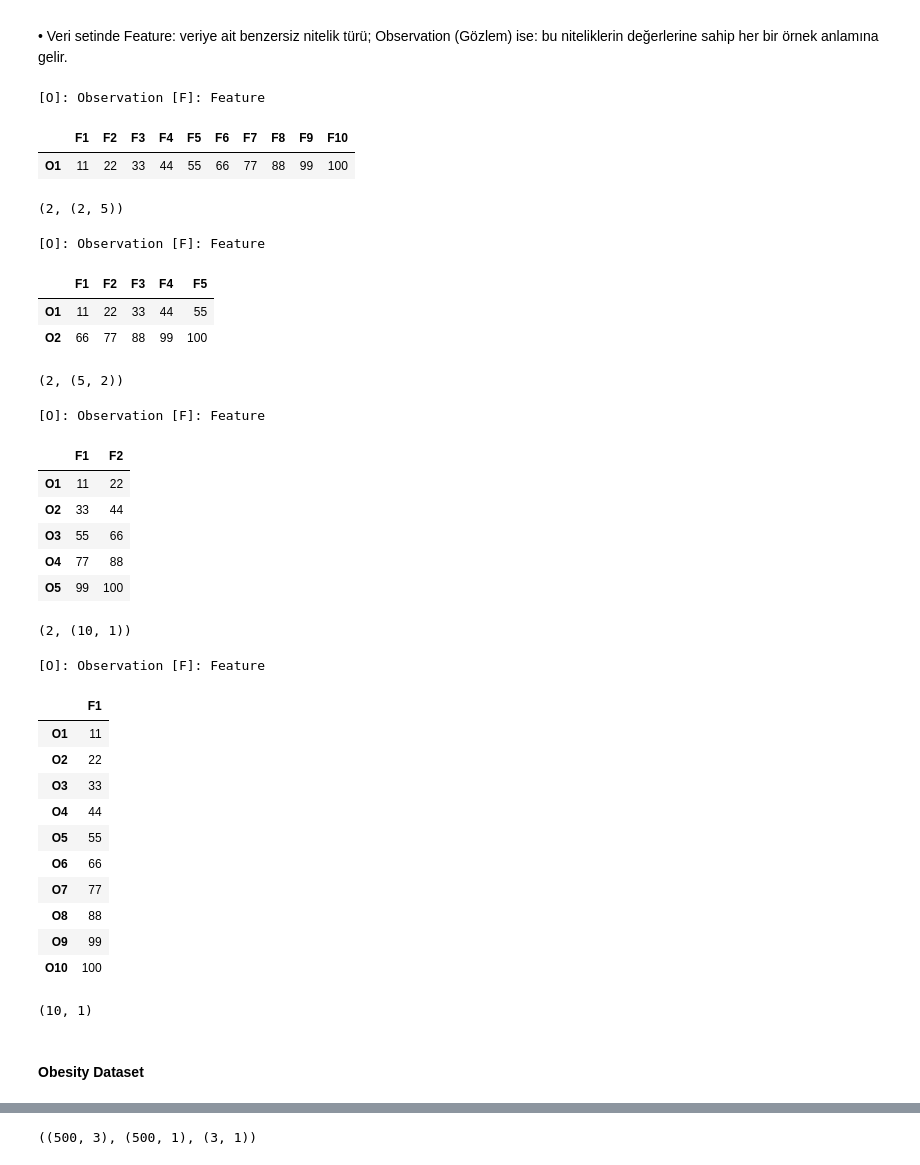
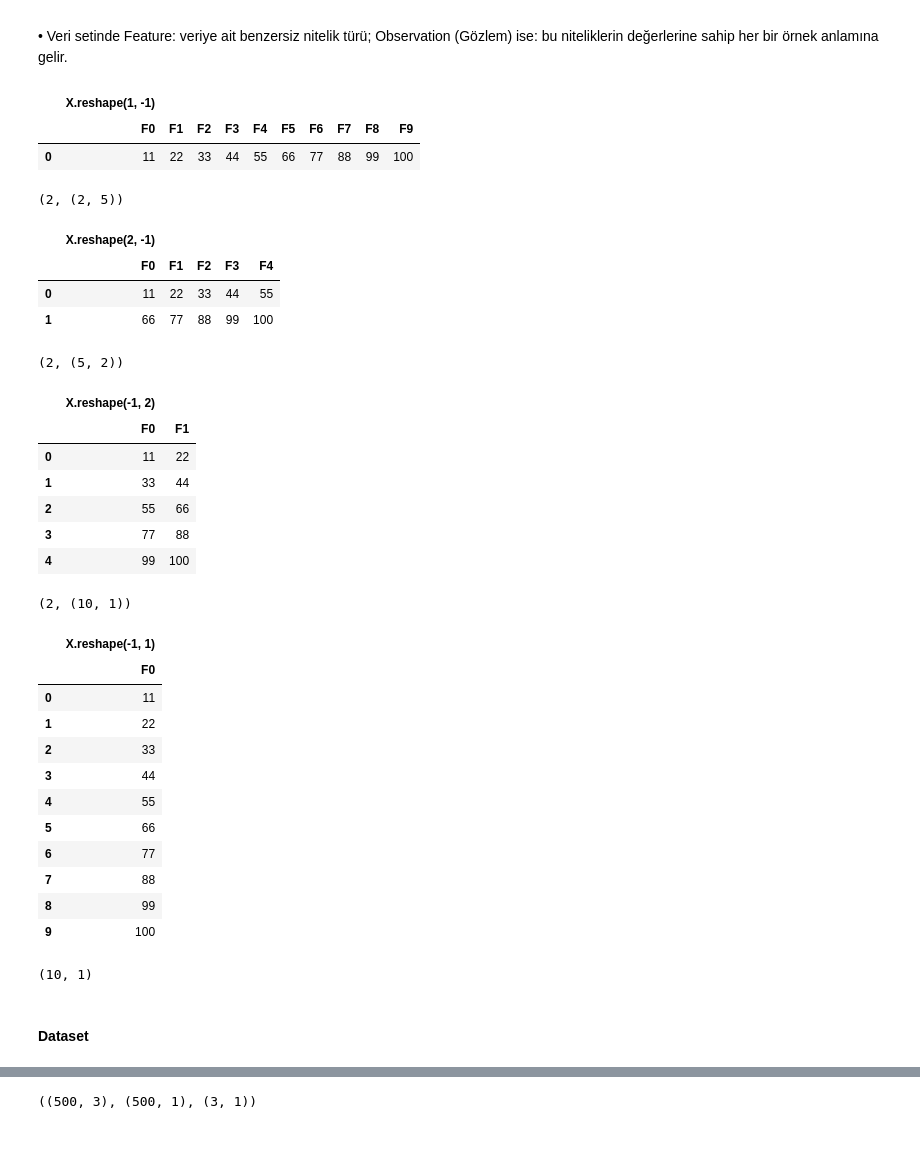
Before and after one commit to AliAtes/PyAtes, a Jupyter notebook: notebook/machine_learning/logistic_regression.ipynb, the cells around one changed output, grey strips where cells are left out. Drawn from its saved outputs; the diff is of its cells as text; code cells hidden in the pictures.

```diff
--- a/notebook/machine_learning/logistic_regression.ipynb
+++ b/notebook/machine_learning/logistic_regression.ipynb
@@ -150,6 +151,11 @@ import pandas as pd
 import matplotlib.pyplot as plt
 # %% [markdown]
 #### **Numpy reshape() Fonksiyonu**
+# %%
+def pm(X, title):
+    df = pd.DataFrame(X, columns=["F" + str(i) for i in range(0, X.shape[1])])
+    df.columns = pd.MultiIndex.from_product([[title], df.columns])
+    display(df)
 # %%
 X = np.array([11, 22, 33, 44, 55, 66, 77, 88, 99, 100])
 # %%
@@ -170,11 +176,11 @@ X.ndim, X.shape
 
 • Veri setinde Feature: veriye ait benzersiz nitelik türü; Observation (Gözlem) ise: bu niteliklerin değerlerine sahip her bir örnek anlamına gelir.
 # %%
-pm(X)
+pm(X, "X.reshape(1, -1)")
 # %% [output]
-[O]: Observation [F]: Feature
-|  | F1 | F2 | F3 | F4 | F5 | F6 | F7 | F8 | F9 | F10 |
-| O1 | 11 | 22 | 33 | 44 | 55 | 66 | 77 | 88 | 99 | 100 |
+|  | X.reshape(1, -1) |  |  |  |  |  |  |  |  |  |
+|  | F0 | F1 | F2 | F3 | F4 | F5 | F6 | F7 | F8 | F9 |
+| 0 | 11 | 22 | 33 | 44 | 55 | 66 | 77 | 88 | 99 | 100 |
 # %%
 X = X.reshape(2, -1)
 X.ndim, X.shape
@@ -182,12 +188,12 @@ X.ndim, X.shape
 # %% [output]
 (2, (2, 5))
 # %%
-pm(X)
+pm(X, "X.reshape(2, -1)")
 # %% [output]
-[O]: Observation [F]: Feature
-|  | F1 | F2 | F3 | F4 | F5 |
-| O1 | 11 | 22 | 33 | 44 | 55 |
-| O2 | 66 | 77 | 88 | 99 | 100 |
+|  | X.reshape(2, -1) |  |  |  |  |
+|  | F0 | F1 | F2 | F3 | F4 |
+| 0 | 11 | 22 | 33 | 44 | 55 |
+| 1 | 66 | 77 | 88 | 99 | 100 |
 # %%
 X = X.reshape(-1, 2)
 X.ndim, X.shape
@@ -195,15 +201,15 @@ X.ndim, X.shape
 # %% [output]
 (2, (5, 2))
 # %%
-pm(X)
+pm(X, "X.reshape(-1, 2)")
 # %% [output]
-[O]: Observation [F]: Feature
-|  | F1 | F2 |
-| O1 | 11 | 22 |
-| O2 | 33 | 44 |
-| O3 | 55 | 66 |
-| O4 | 77 | 88 |
-| O5 | 99 | 100 |
+|  | X.reshape(-1, 2) |  |
+|  | F0 | F1 |
+| 0 | 11 | 22 |
+| 1 | 33 | 44 |
+| 2 | 55 | 66 |
+| 3 | 77 | 88 |
+| 4 | 99 | 100 |
 # %%
 X = X.reshape(-1, 1)
 X.ndim, X.shape
@@ -212,26 +218,26 @@ X.ndim, X.shape
 # %% [output]
 (2, (10, 1))
 # %%
-pm(X)
+pm(X, "X.reshape(-1, 1)")
 # %% [output]
-[O]: Observation [F]: Feature
-|  | F1 |
-| O1 | 11 |
-| O2 | 22 |
-| O3 | 33 |
-| O4 | 44 |
-| O5 | 55 |
-| O6 | 66 |
-| O7 | 77 |
-| O8 | 88 |
-| O9 | 99 |
-| O10 | 100 |
+|  | X.reshape(-1, 1) |
+|  | F0 |
+| 0 | 11 |
+| 1 | 22 |
+| 2 | 33 |
+| 3 | 44 |
+| 4 | 55 |
+| 5 | 66 |
+| 6 | 77 |
+| 7 | 88 |
+| 8 | 99 |
+| 9 | 100 |
 # %%
 X.shape[0], X.shape[1]
 # %% [output]
 (10, 1)
 # %% [markdown]
-#### **Obesity Dataset**
+#### **Dataset**
 # %%
 data = {
     'Gender': [1,1,0,0,1,1,1,1,1,0,1,0,0,1,1,0,0,1,1,1,1,0,0,1,0,0,1,1,0,1,1,1,0,0,0,0,0,1,0,0,0,0,1,1,0,1,0,1,1,1,0,0,1,1,1,0,1,1,0,1,0,0,1,1,1,0,0,0,0,0,0,1,1,1,0,0,1,0,0,1,1,0,0,1,1,1,0,1,0,0,0,0,0,1,1,0,1,1,1,0,1,1,1,0,0,1,1,1,0,1,0,0,1,0,0,1,0,0,1,0,0,1,1,0,0,1,1,0,1,1,0,0,0,0,0,0,0,1,1,1,0,0,1,1,1,1,1,0,1,0,0,1,0,0,0,0,0,1,0,1,1,0,1,0,0,1,1,0,0,0,1,1,1,0,1,0,0,0,0,1,0,1,1,1,0,1,0,0,0,1,1,1,1,0,1,1,1,0,0,1,1,1,0,1,1,0,1,0,1,0,0,1,0,0,0,0,0,0,0,1,0,1,0,1,1,0,1,1,0,1,0,0,0,0,1,1,1,1,0,0,1,1,1,0,0,1,1,0,0,1,1,1,1,0,1,0,0,0,0,0,1,1,1,0,1,1,1,1,1,1,1,1,0,0,1,0,0,1,1,1,1,0,0,1,0,1,1,1,0,1,1,1,0,0,0,1,0,0,0,1,0,1,1,1,0,1,1,1,1,1,1,0,1,0,0,0,1,1,1,1,0,0,1,1,0,0,0,0,0,0,0,1,1,0,0,1,0,0,0,0,0,0,0,1,1,0,0,1,1,0,1,1,0,1,1,1,0,0,0,0,0,1,0,0,0,1,0,0,1,0,1,0,1,0,1,0,1,1,0,1,1,1,1,1,0,0,1,0,0,0,0,0,0,0,0,0,1,1,0,1,0,1,1,1,1,1,1,1,0,0,1,0,1,0,0,0,0,0,1,0,0,1,0,0,1,0,1,0,0,0,0,0,0,1,1,1,0,1,1,0,0,1,1,1,0,1,1,0,0,1,1,0,0,1,0,1,0,0,1,0,1,1,1,0,0,1,0,1,1,1,1,1,0,1,0,1,0,1,0,0,0,0,0,1,0,1,0,1,1,0,0,0,0,0,1,0,0,0,1,1],
```
Also changed, not shown: parts of 21 cells of this notebook.
